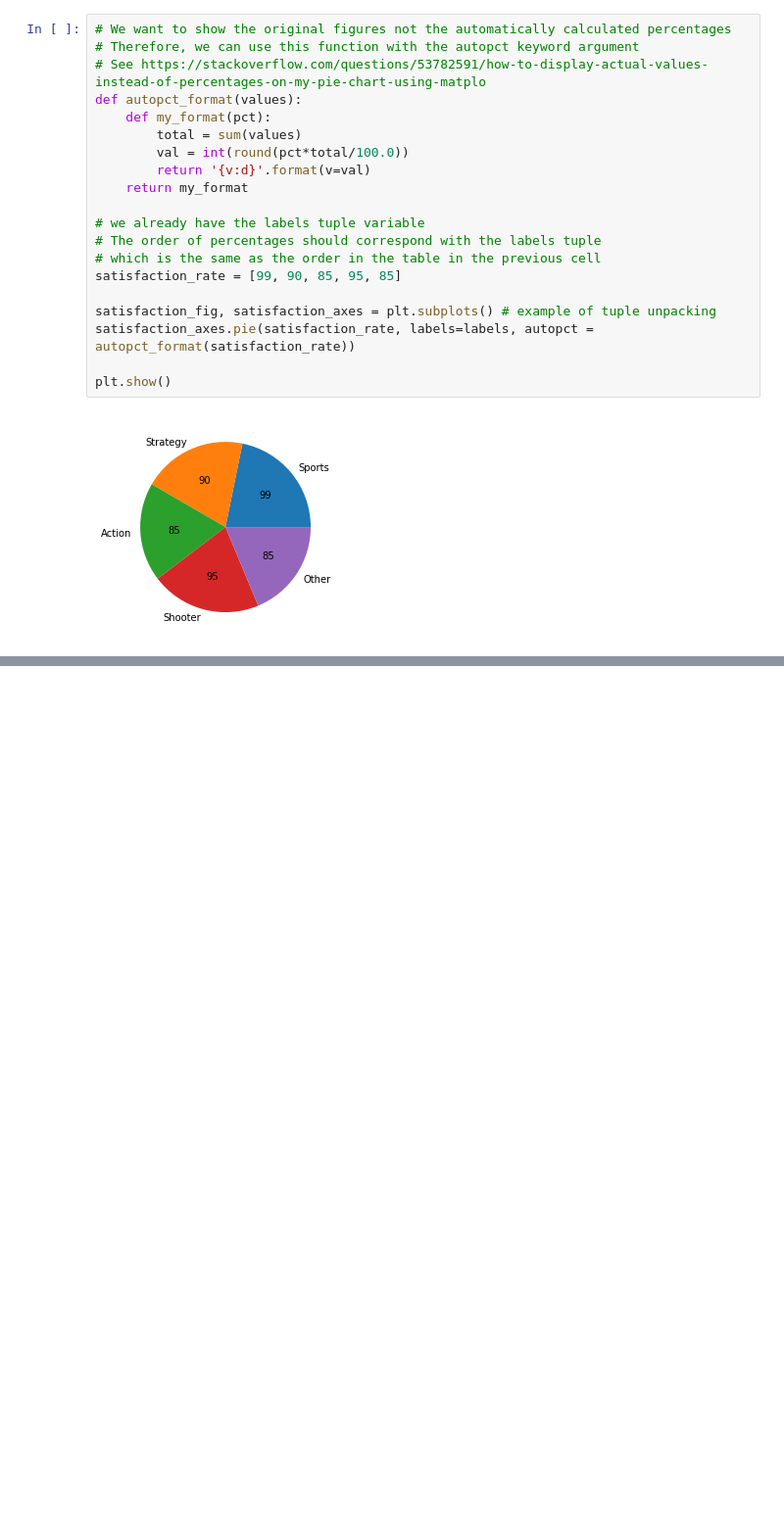
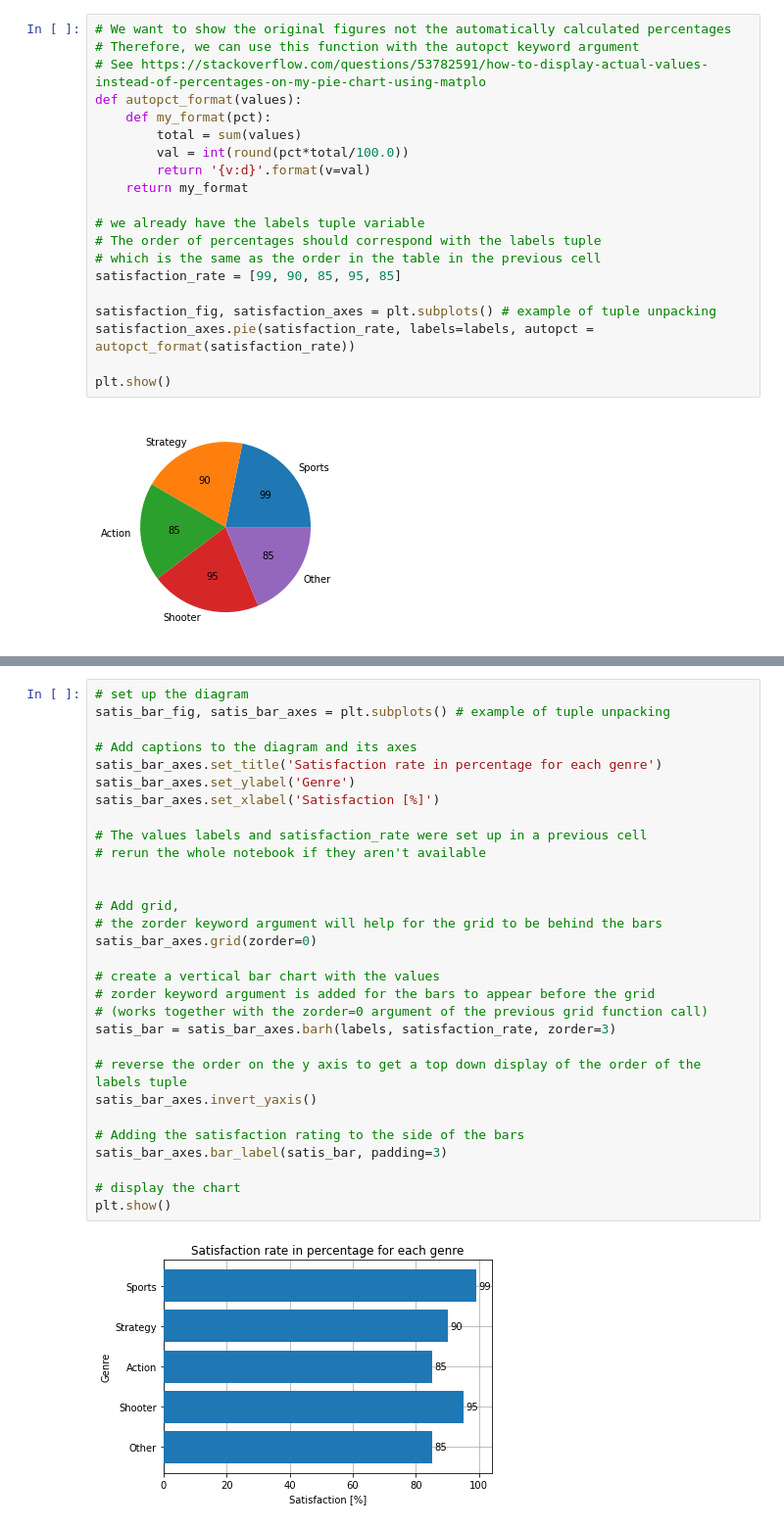
Before and after one commit to wjc-van-es/practical-statistics-for-data-scientists, a Jupyter notebook: python/headfirst_statistics_notebooks/HF_Stat_CH01.ipynb, the cells around one changed output, grey strips where cells are left out. Shown at 98% size. Cells and saved outputs as stored; diff of their text form; blank space fills up the shorter version.

```diff
--- a/python/headfirst_statistics_notebooks/HF_Stat_CH01.ipynb
+++ b/python/headfirst_statistics_notebooks/HF_Stat_CH01.ipynb
@@ -122,0 +185,32 @@ plt.show()
+# %%
+# set up the diagram
+satis_bar_fig, satis_bar_axes = plt.subplots() # example of tuple unpacking
+
+# Add captions to the diagram and its axes
+satis_bar_axes.set_title('Satisfaction rate in percentage for each genre')
+satis_bar_axes.set_ylabel('Genre')
+satis_bar_axes.set_xlabel('Satisfaction [%]')
+
+# The values labels and satisfaction_rate were set up in a previous cell
+# rerun the whole notebook if they aren't available
+
+
+# Add grid,
+# the zorder keyword argument will help for the grid to be behind the bars
+satis_bar_axes.grid(zorder=0)
+
+# create a vertical bar chart with the values
+# zorder keyword argument is added for the bars to appear before the grid
+# (works together with the zorder=0 argument of the previous grid function call)
+satis_bar = satis_bar_axes.barh(labels, satisfaction_rate, zorder=3)
+
+# reverse the order on the y axis to get a top down display of the order of the labels tuple
+satis_bar_axes.invert_yaxis()
+
+# Adding the satisfaction rating to the side of the bars
+satis_bar_axes.bar_label(satis_bar, padding=3)
+
+# display the chart
+plt.show()
+# %% [output]
+[figure, added]
```
Also changed, not shown: parts of 12 cells of this notebook, 1 other file.
